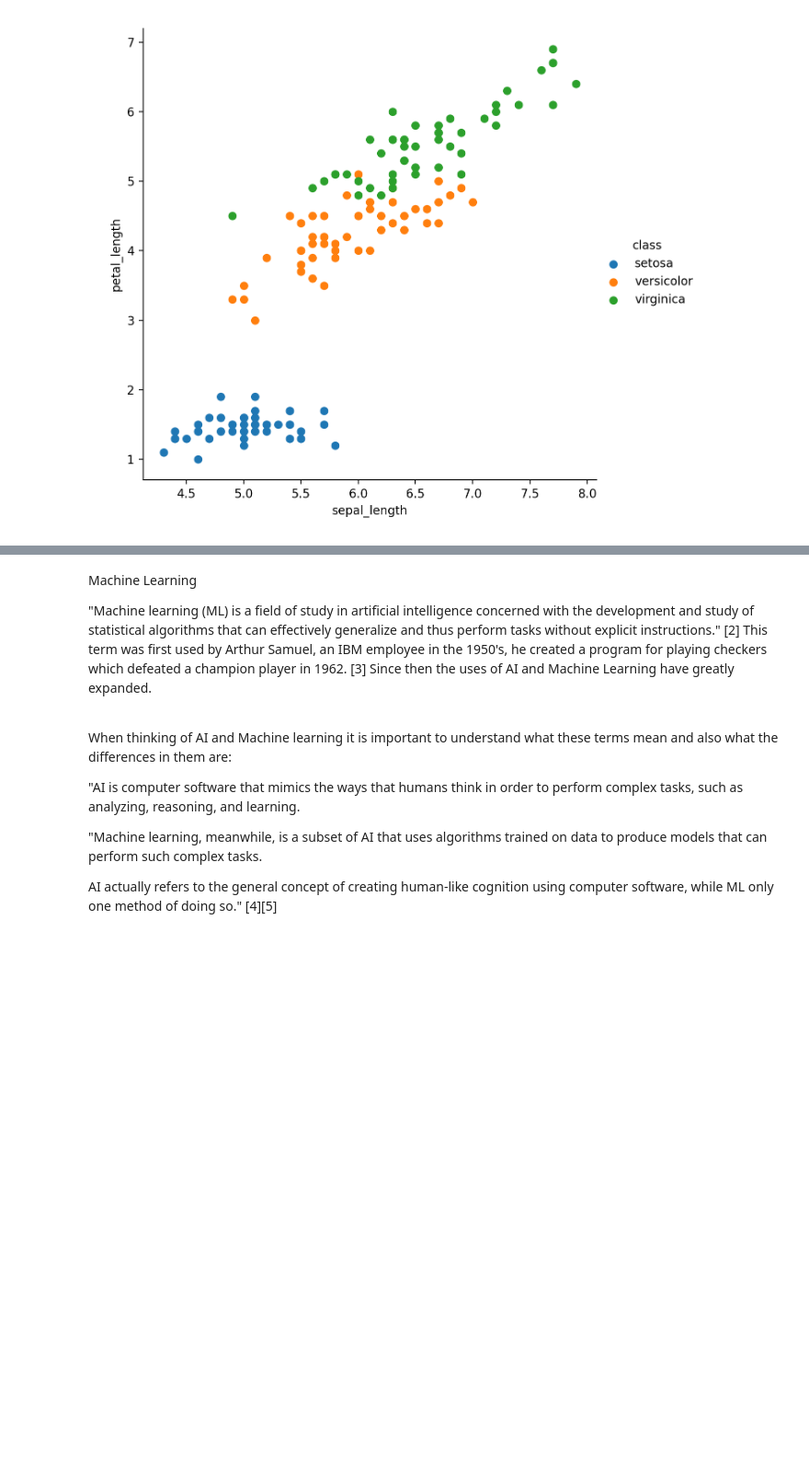
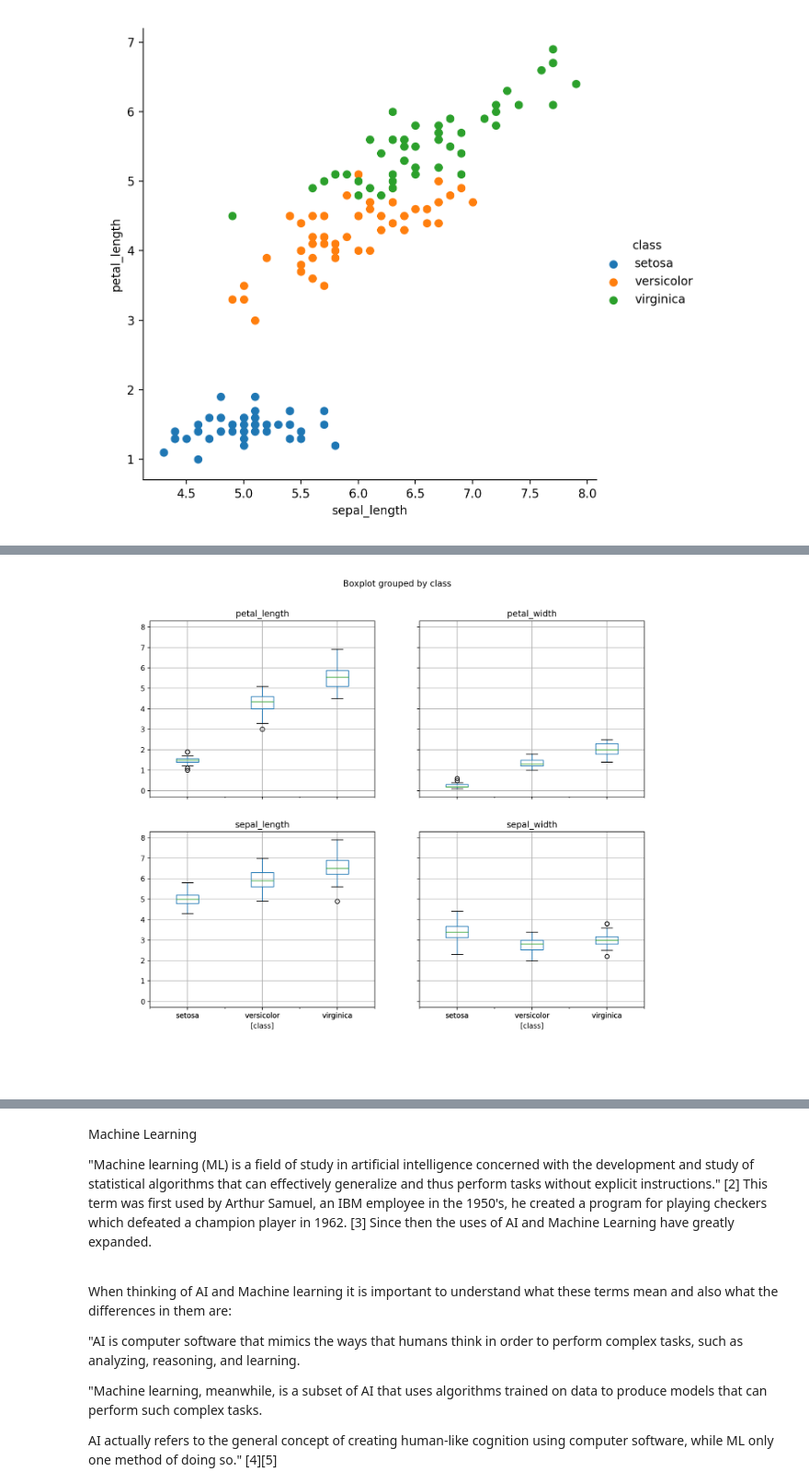
Before and after one commit to VCurry20/MachineLearning_Statistics, a Jupyter notebook: Project.ipynb, the cells around one changed output, grey strips where cells are left out. Shown at 92% size. Cells and saved outputs as stored; diff of their text form; code cells hidden in the pictures; blank space fills up the shorter version.

Commit message:
additional graphing

```diff
--- a/Project.ipynb
+++ b/Project.ipynb
@@ -341,2 +347,6 @@ plt.show()
 # %% [output]
 [figure]
+# %%
+df2 = df.reset_index()
+
+#[6]
@@ -342,0 +367,7 @@ plt.show()
+# %%
+df2.drop("index",axis=1).boxplot(by="class", figsize=(12, 10))
+plt.show()
+
+#[7]
+# %% [output]
+[figure, added]
```
Also changed, not shown: parts of 13 cells of this notebook, 1 other file.
